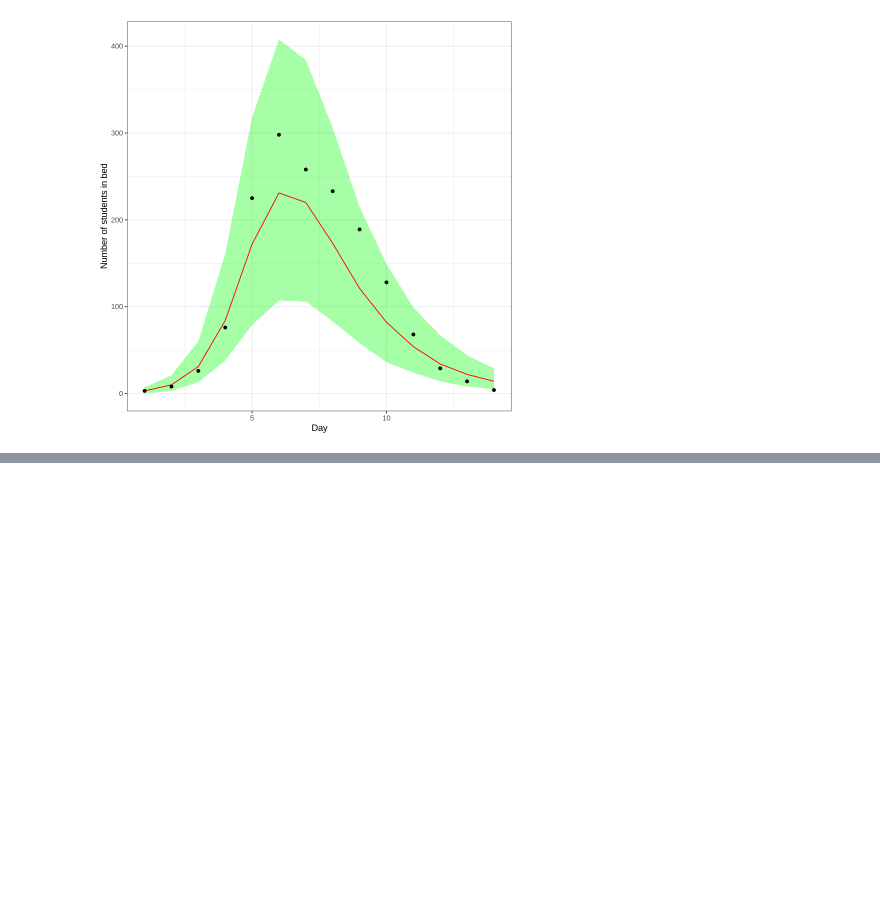
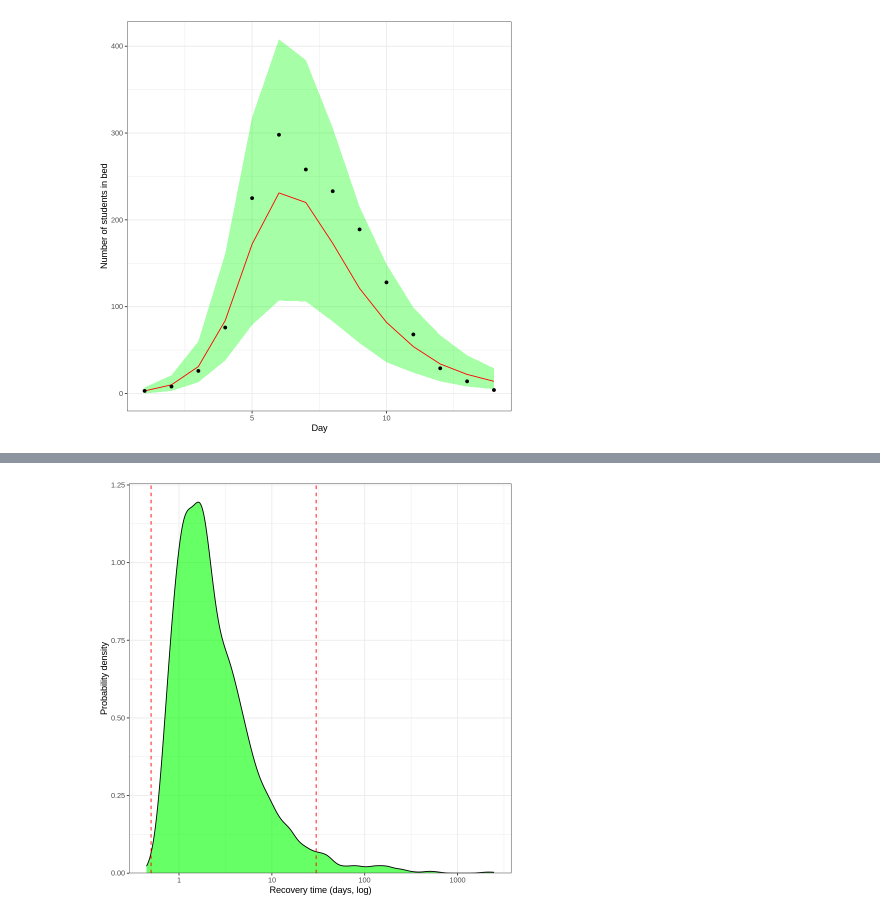
Before and after one commit to hublun/Bayesian_Aggregation_Average_Data, a Jupyter notebook: ODR_2024_1_22.ipynb, the cells around one changed output, grey strips where cells are left out. Saved outputs shown, nothing was run; the diff lists cells and outputs as text; code cells hidden in the pictures; blank space fills up the shorter version.

```diff
--- a/ODR_2024_1_22.ipynb
+++ b/ODR_2024_1_22.ipynb
@@ -243,0 +247,15 @@ ggplot(smr_pred, mapping = aes(x = t)) +
+# %%
+data_sir_ppc <- list(n_days = n_days,
+                    y0 = y0,
+                    t0 = t0,
+                    ts = t,
+                    N = N,
+                    cases = cases,
+                    compute_likelihood=0
+                )
+# %%
+fit_sir_ppc <- sampling(model,
+                data = data_sir_ppc,
+                iter = niter,
+                chains = 4,
+                seed = 0)
@@ -243,0 +280,11 @@ ggplot(smr_pred, mapping = aes(x = t)) +
+# %%
+s_prior <- rstan::extract(fit_sir_ppc)
+# %%
+ggplot(tibble(r = s_prior$recovery_time)) +
+  geom_density(aes(x = r),fill="green", alpha = 0.6) +
+  geom_vline(xintercept = c(0.5,30), color = "red",linetype=2) +
+  scale_x_log10() +
+  scale_y_continuous(expand=expansion(c(0,.05))) +
+  labs(x="Recovery time (days, log)",y="Probability density")
+# %% [output]
+[figure, added]
```
Also changed, not shown: parts of 12 cells of this notebook, 1 other file.
